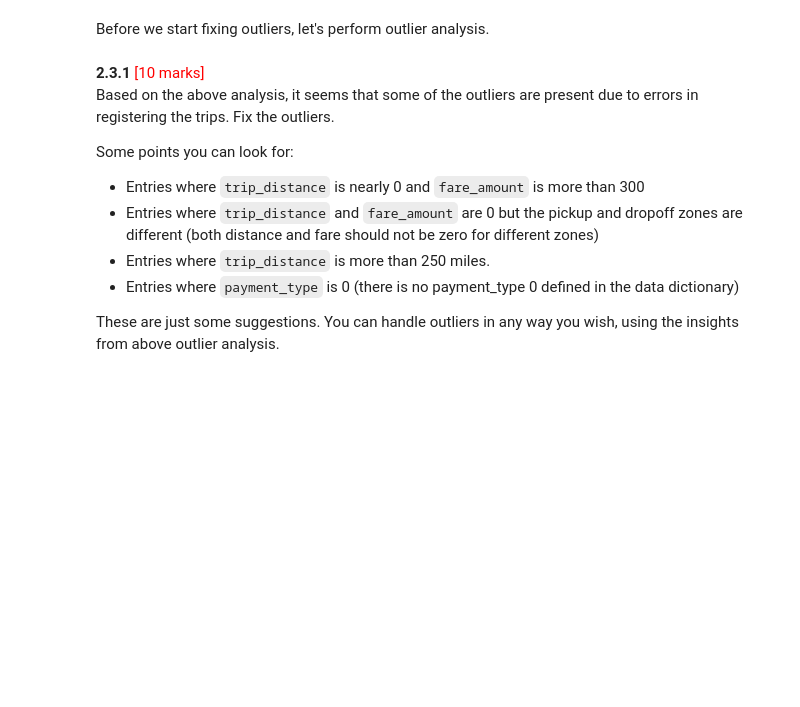
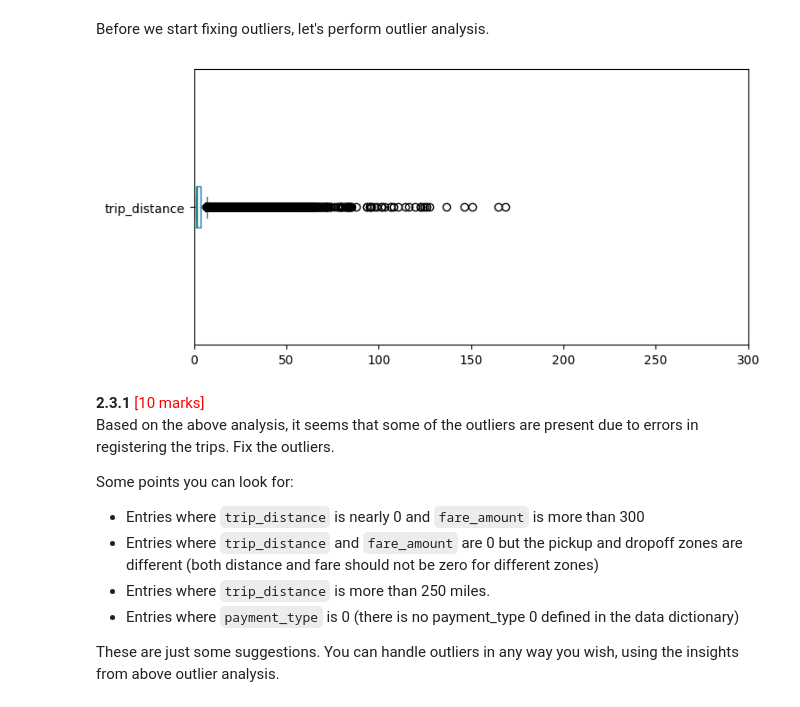
Before and after one commit to abinasn/ds-ml-projects, a Jupyter notebook: datasets_and_dictionary_nyc_assignment/EDA_Assg_NYC_Taxi_Starter.ipynb, the cells around one changed output. Drawn from its saved outputs; the diff is of its cells as text; code cells hidden in the pictures; blank space fills up the shorter version.

```diff
--- a/datasets_and_dictionary_nyc_assignment/EDA_Assg_NYC_Taxi_Starter.ipynb
+++ b/datasets_and_dictionary_nyc_assignment/EDA_Assg_NYC_Taxi_Starter.ipynb
@@ -401,6 +424,9 @@ Handling missing values in `passenger_count`
 # %%
 # Display the rows with null values
 # Impute NaN values in 'passenger_count'
+df[df["passenger_count"].isna()].head(10)
+df["passenger_count"] = df["passenger_count"].fillna(1)
+# df.head(10)
 # %% [markdown]
 Did you find zeroes in passenger_count? Handle these.
 # %% [markdown]
@@ -411,7 +435,15 @@ Handle missing values in `RatecodeID`
+# %%
+# Fix missing values in 'RatecodeID'
+df[df["RatecodeID"].isna()].head(10)
+df["RatecodeID"] = df["RatecodeID"].fillna(1)
+# df.head(10)
 # %% [markdown]
 **2.2.4**  <font color = red>[3 marks]</font> <br>
 Impute NaN in `congestion_surcharge`
 # %%
 # handle null values in congestion_surcharge
+
+df[df["congestion_surcharge"].isna()].head(10)
+df['congestion_surcharge'] = df['congestion_surcharge'].fillna(0)
 # %% [markdown]
 Are there missing values in other columns? Did you find NaN values in some other set of columns? Handle those missing values below.
@@ -419,0 +450,6 @@ Are there missing values in other columns? Did you find NaN values in some other
+# %%
+# Handle any remaining missing values
+missing_prop = df.isna().mean().sort_values(ascending=False)
+print(missing_prop)
+df['airport_fee'] = df['airport_fee'].fillna(0)
+df['store_and_fwd_flag'] = df['store_and_fwd_flag'].fillna('N')
@@ -425,6 +482,14 @@ Before we start fixing outliers, let's perform outlier analysis.
 # %%
 # Describe the data and check if there are any potential outliers present
 # Check for potential out of place values in various columns
+
+# df.describe(percentiles=[0.01, 0.05, 0.95, 0.99]).T
+
+plt.figure(figsize=(8,4))
+df["trip_distance"].plot(kind="box", vert=False, xlim=(0,300))
+plt.show()
+# %% [output]
+[figure, added]
 # %% [markdown]
 **2.3.1**  <font color = red>[10 marks]</font> <br>
 Based on the above analysis, it seems that some of the outliers are present due to errors in registering the trips. Fix the outliers.
```
Also changed, not shown: parts of 32 cells of this notebook.
